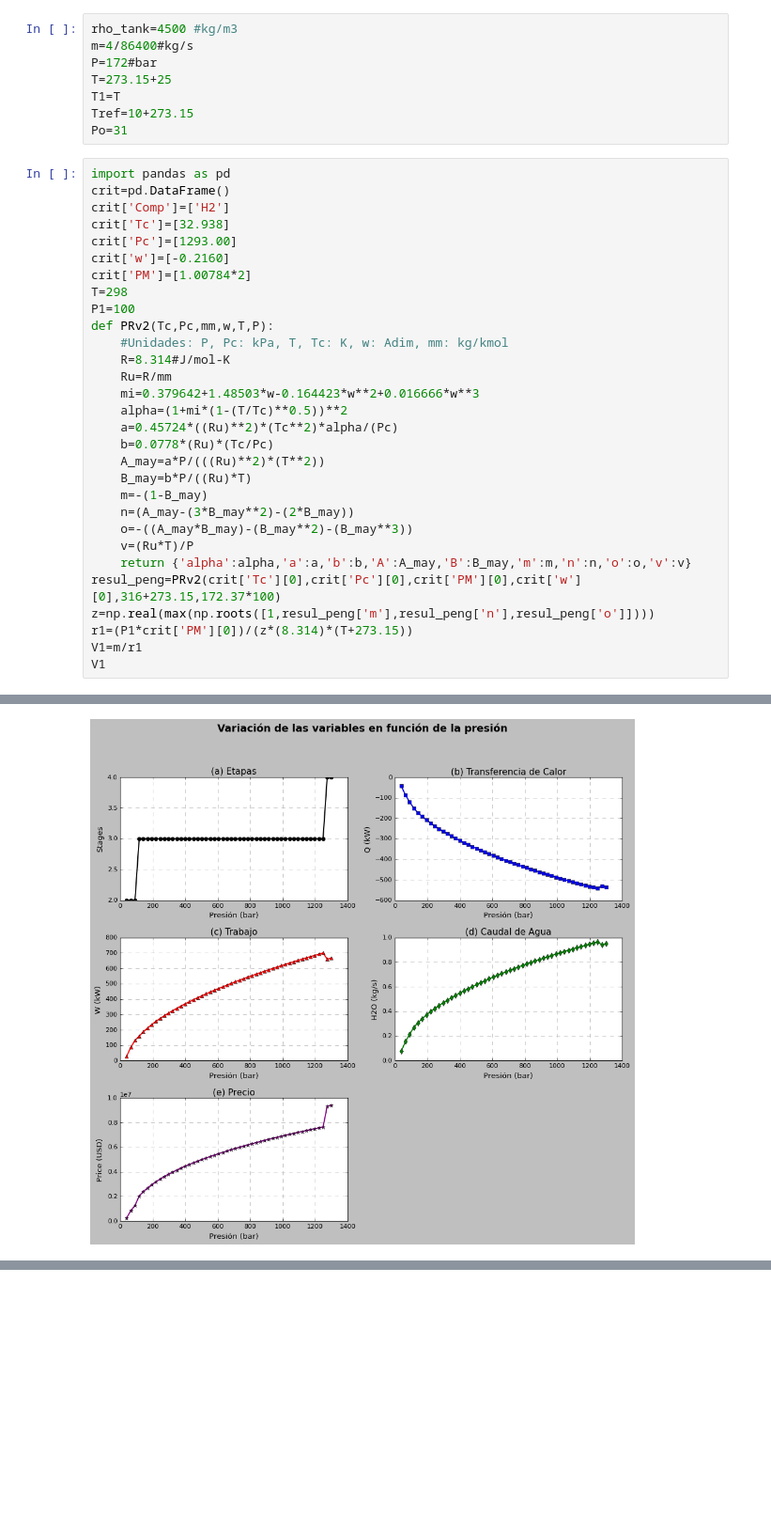
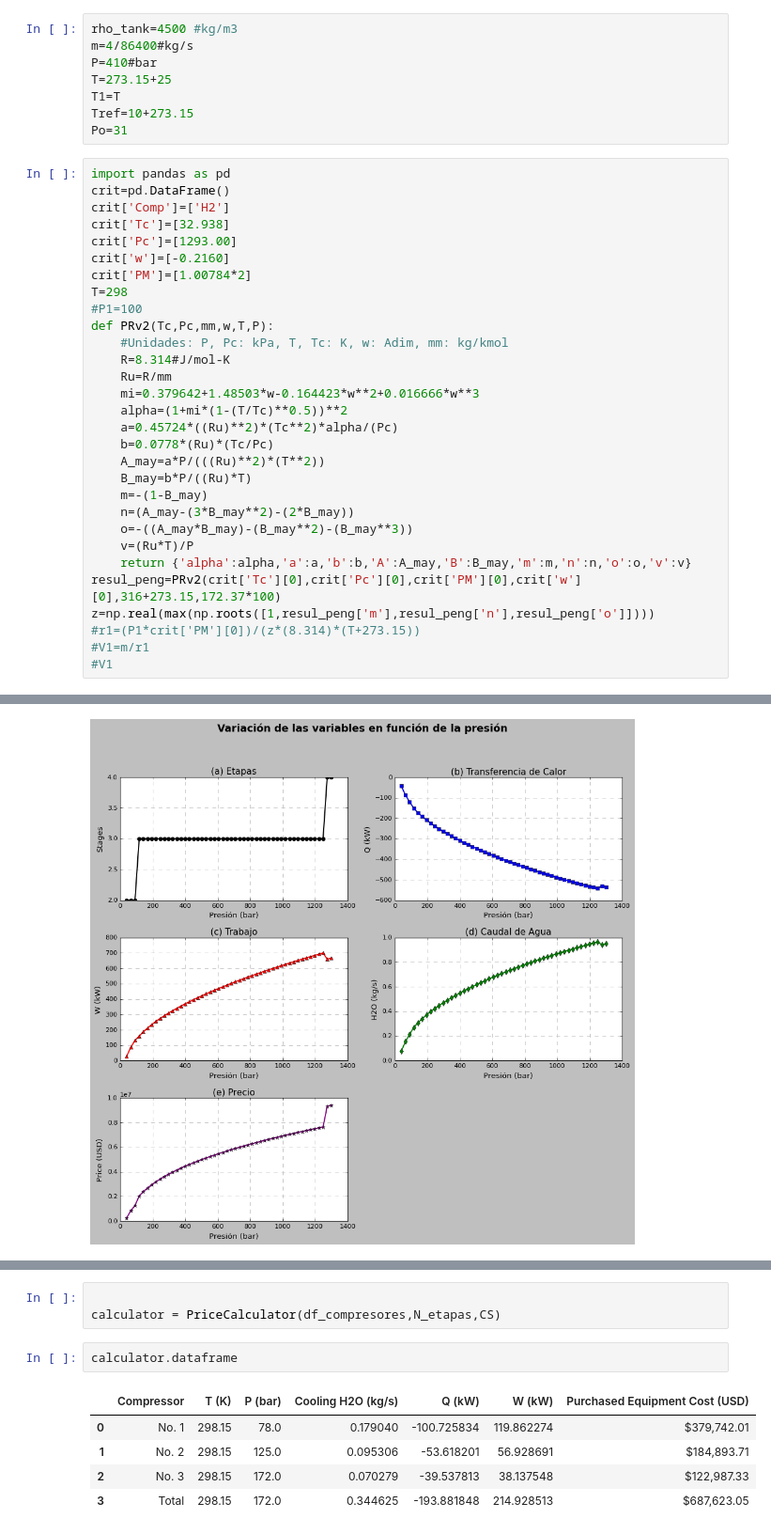
Before and after one commit to SOTO729/8vo, a Jupyter notebook: Dimensionamiento de Equipos/Sistema de Compresión.ipynb, the cells around one changed output, grey strips where cells are left out. Shown at 94% size. Drawn from its saved outputs; the diff is of its cells as text; blank space fills up the shorter version.

```diff
--- a/Dimensionamiento de Equipos/Sistema de Compresión.ipynb
+++ b/Dimensionamiento de Equipos/Sistema de Compresión.ipynb
@@ -4,7 +4,7 @@ import pandas as pd
 # %%
 rho_tank=4500 #kg/m3
 m=4/86400#kg/s
-P=172#bar
+P=410#bar
 T=273.15+25
 T1=T
 Tref=10+273.15
@@ -18,7 +18,7 @@ crit['Pc']=[1293.00]
 crit['w']=[-0.2160]
 crit['PM']=[1.00784*2]
 T=298
-P1=100
+#P1=100
 def PRv2(Tc,Pc,mm,w,T,P):
     #Unidades: P, Pc: kPa, T, Tc: K, w: Adim, mm: kg/kmol
     R=8.314#J/mol-K
@@ -36,6 +36,6 @@ def PRv2(Tc,Pc,mm,w,T,P):
     return {'alpha':alpha,'a':a,'b':b,'A':A_may,'B':B_may,'m':m,'n':n,'o':o,'v':v}
 resul_peng=PRv2(crit['Tc'][0],crit['Pc'][0],crit['PM'][0],crit['w'][0],316+273.15,172.37*100)
 z=np.real(max(np.roots([1,resul_peng['m'],resul_peng['n'],resul_peng['o']])))
-r1=(P1*crit['PM'][0])/(z*(8.314)*(T+273.15))
-V1=m/r1
-V1
+#r1=(P1*crit['PM'][0])/(z*(8.314)*(T+273.15))
+#V1=m/r1
+#V1
@@ -619,0 +607,11 @@ Solución encontrada: x = 0.070319
+# %%
+
+calculator = PriceCalculator(df_compresores,N_etapas,CS)
+# %%
+calculator.dataframe
+# %% [output]
+|  | Compressor | T (K) | P (bar) | Cooling H2O (kg/s) | Q (kW) | W (kW) | Purchased Equipment Cost (USD) |
+| 0 | No. 1 | 298.15 | 78.0 | 0.179040 | -100.725834 | 119.862274 | $379,742.01 |
+| 1 | No. 2 | 298.15 | 125.0 | 0.095306 | -53.618201 | 56.928691 | $184,893.71 |
+| 2 | No. 3 | 298.15 | 172.0 | 0.070279 | -39.537813 | 38.137548 | $122,987.33 |
+| 3 | Total | 298.15 | 172.0 | 0.344625 | -193.881848 | 214.928513 | $687,623.05 |
```
Also changed, not shown: parts of 3 cells of this notebook, 1 other file.
